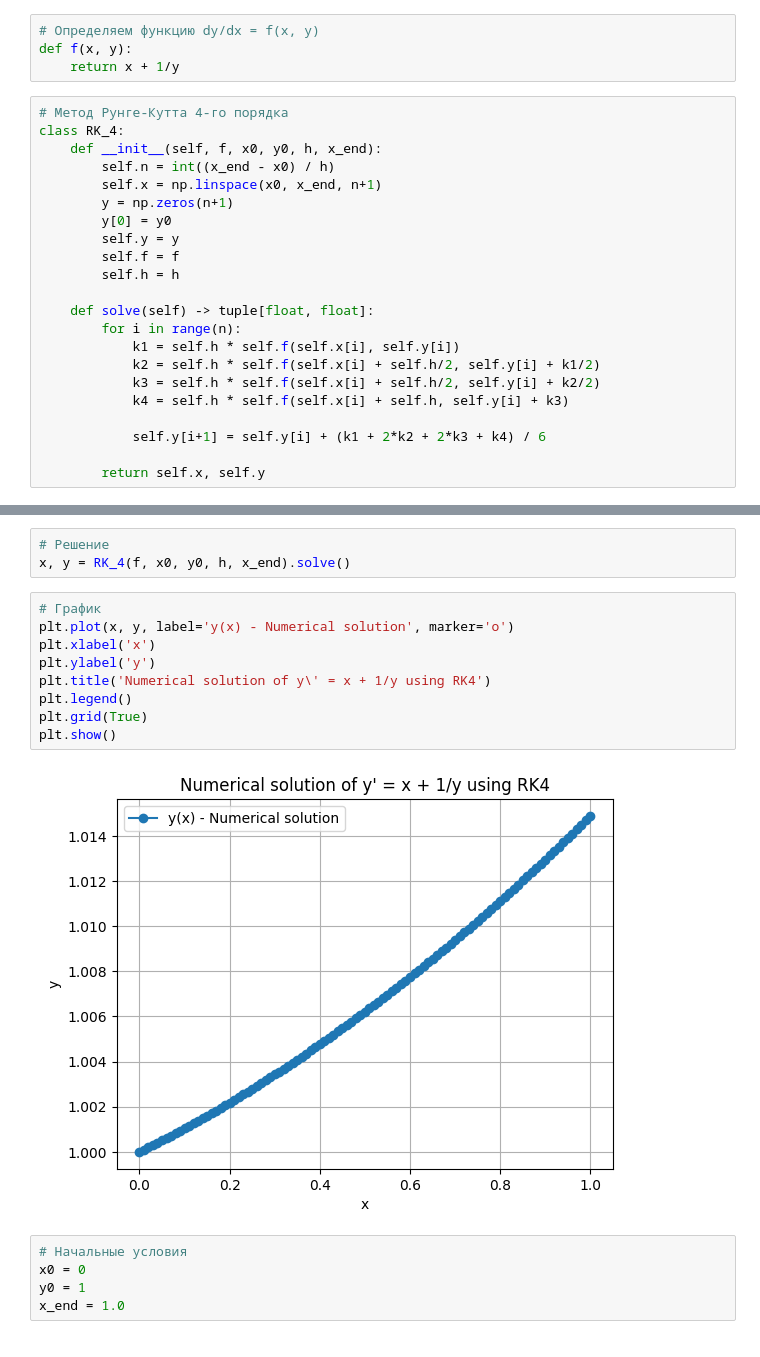
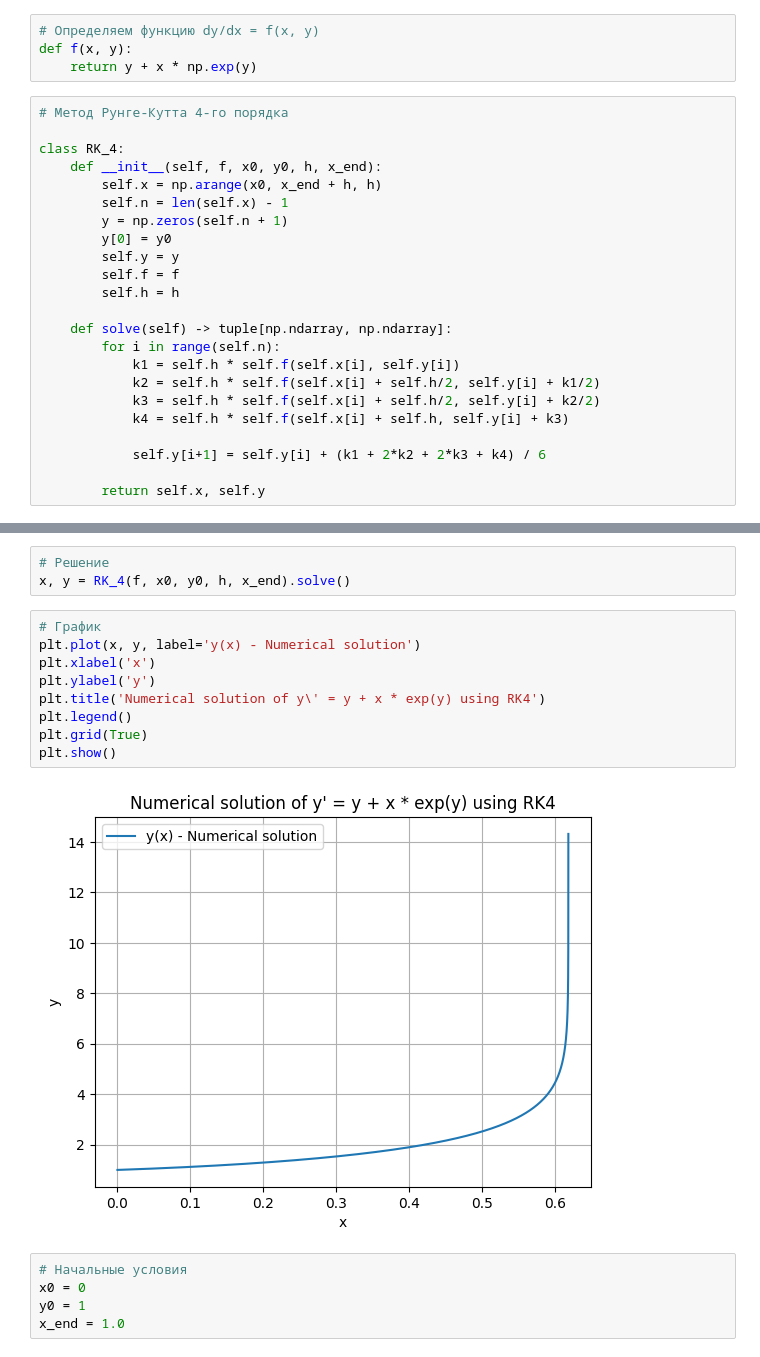
Before and after one commit to KuzIlya/differential-equations, a Jupyter notebook: First_Homework_ DIFFEQ.ipynb, the cells around one changed output, grey strips where cells are left out. Cells and saved outputs as stored; diff of their text form.

```diff
--- a/First_Homework_ DIFFEQ.ipynb
+++ b/First_Homework_ DIFFEQ.ipynb
@@ -5,21 +5,22 @@ from scipy.integrate import solve_ivp
 # %%
 # Определяем функцию dy/dx = f(x, y)
 def f(x, y):
-    return x + 1/y
+    return y + x * np.exp(y)
 # %%
 # Метод Рунге-Кутта 4-го порядка
+
 class RK_4:
     def __init__(self, f, x0, y0, h, x_end):
-        self.n = int((x_end - x0) / h)
-        self.x = np.linspace(x0, x_end, n+1)
-        y = np.zeros(n+1)
+        self.x = np.arange(x0, x_end + h, h)
+        self.n = len(self.x) - 1
+        y = np.zeros(self.n + 1)
         y[0] = y0
         self.y = y
         self.f = f
         self.h = h
 
-    def solve(self) -> tuple[float, float]:
-        for i in range(n):
+    def solve(self) -> tuple[np.ndarray, np.ndarray]:
+        for i in range(self.n):
             k1 = self.h * self.f(self.x[i], self.y[i])
             k2 = self.h * self.f(self.x[i] + self.h/2, self.y[i] + k1/2)
             k3 = self.h * self.f(self.x[i] + self.h/2, self.y[i] + k2/2)
@@ -39,15 +40,15 @@ x_end = 1.0
 x, y = RK_4(f, x0, y0, h, x_end).solve()
 # %%
 # График
-plt.plot(x, y, label='y(x) - Numerical solution', marker='o')
+plt.plot(x, y, label='y(x) - Numerical solution')
 plt.xlabel('x')
 plt.ylabel('y')
-plt.title('Numerical solution of y\' = x + 1/y using RK4')
+plt.title('Numerical solution of y\' = y + x * exp(y) using RK4')
 plt.legend()
 plt.grid(True)
 plt.show()
 # %% [output]
-[figure, old version]
+[figure, new version]
 # %%
 # Начальные условия
 x0 = 0
```
Also changed, not shown: parts of 5 cells of this notebook, 1 other file.
